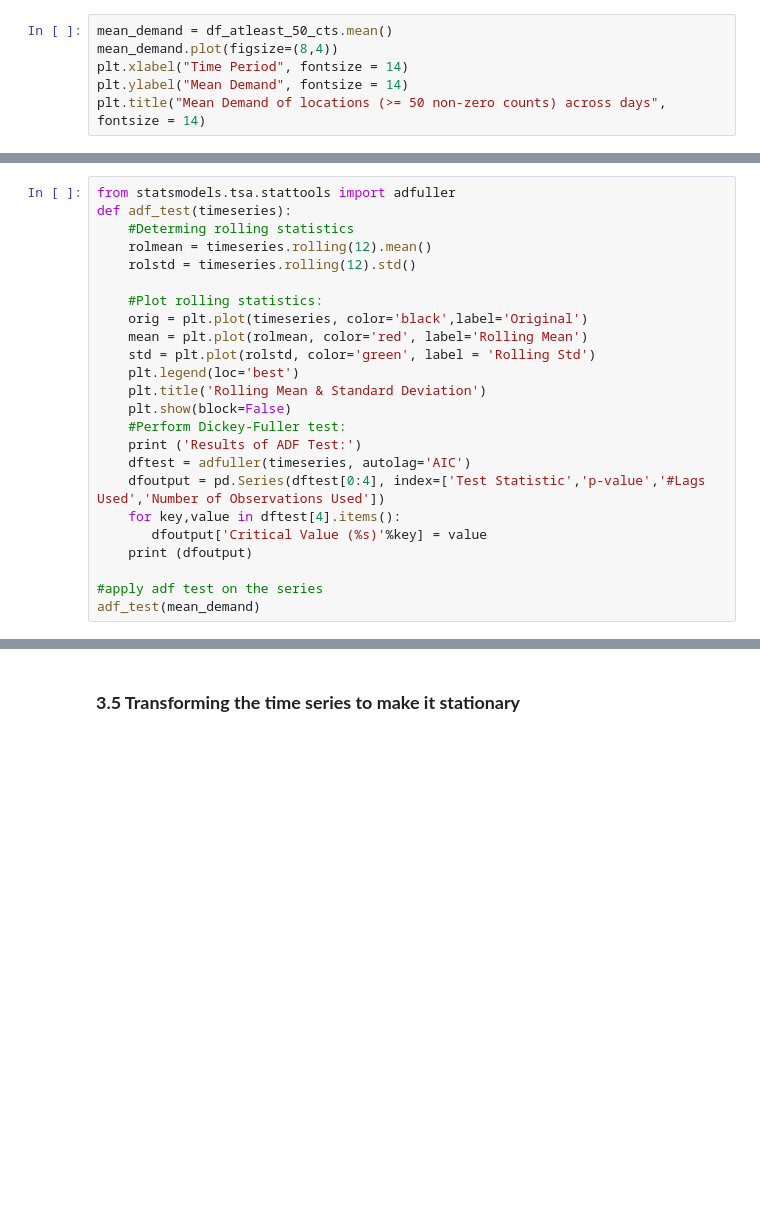
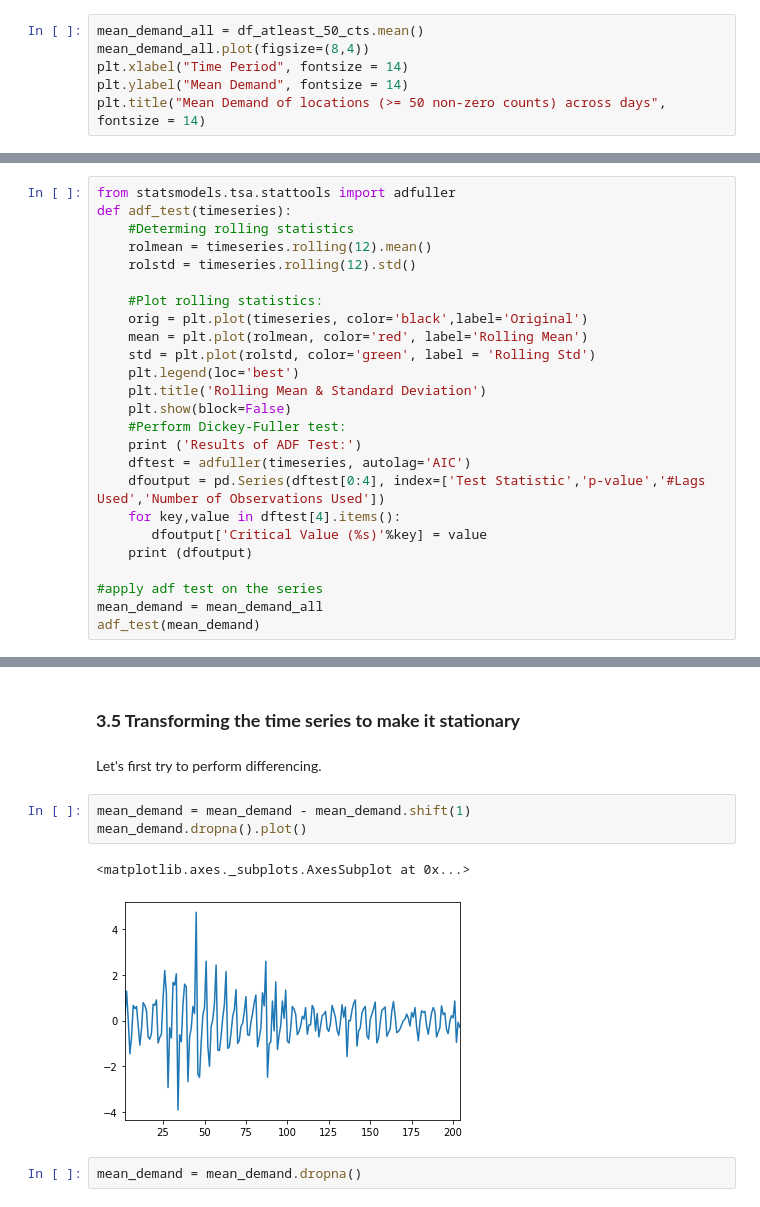
Before and after one commit to Angps1995/Spatial-Temporal-Models-for-delivery-demand-forecast, a Jupyter notebook: ExploratoryAnalysis/ExploratoryAnalysis.ipynb, the cells around one changed output, grey strips where cells are left out. Cells and saved outputs as stored; diff of their text form; blank space fills up the shorter version.

```diff
--- a/ExploratoryAnalysis/ExploratoryAnalysis.ipynb
+++ b/ExploratoryAnalysis/ExploratoryAnalysis.ipynb
@@ -141,8 +141,8 @@ Text(0.5, 1.0, 'Mean Demand of location 24')
 # %% [markdown]
 ### **3.3 Mean Demand of locations (>= 50 non-zero counts) across days**
 # %%
-mean_demand = df_atleast_50_cts.mean()
-mean_demand.plot(figsize=(8,4))
+mean_demand_all = df_atleast_50_cts.mean()
+mean_demand_all.plot(figsize=(8,4))
 plt.xlabel("Time Period", fontsize = 14)
 plt.ylabel("Mean Demand", fontsize = 14)
 plt.title("Mean Demand of locations (>= 50 non-zero counts) across days", fontsize = 14)
@@ -191,6 +191,7 @@ def adf_test(timeseries):
     print (dfoutput)
 
 #apply adf test on the series
+mean_demand = mean_demand_all
 adf_test(mean_demand)
 # %% [output]
 [figure]
@@ -255,3 +256,13 @@ plt.show()
 We can see that our time series is **non-stationary**
 # %% [markdown]
 ### **3.5 Transforming the time series to make it stationary**
+# %% [markdown]
+Let's first try to perform differencing.
+# %%
+mean_demand = mean_demand - mean_demand.shift(1)
+mean_demand.dropna().plot()
+# %% [output]
+<matplotlib.axes._subplots.AxesSubplot at 0x...>
+[figure, added]
+# %%
+mean_demand = mean_demand.dropna()
```
Also changed, not shown: parts of 8 cells of this notebook.
